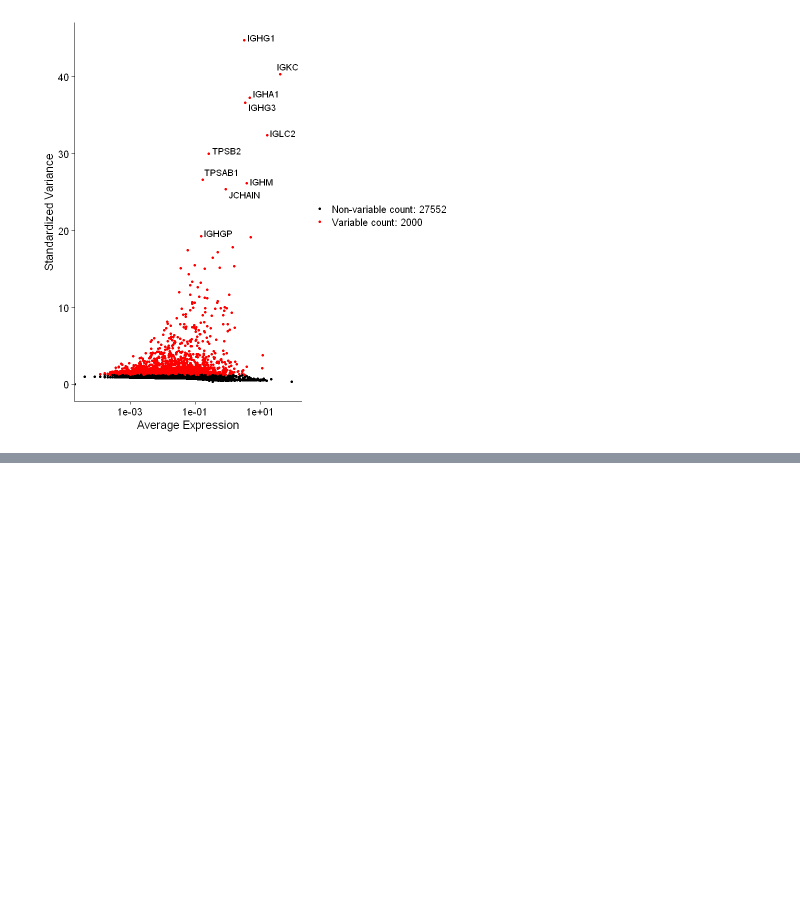
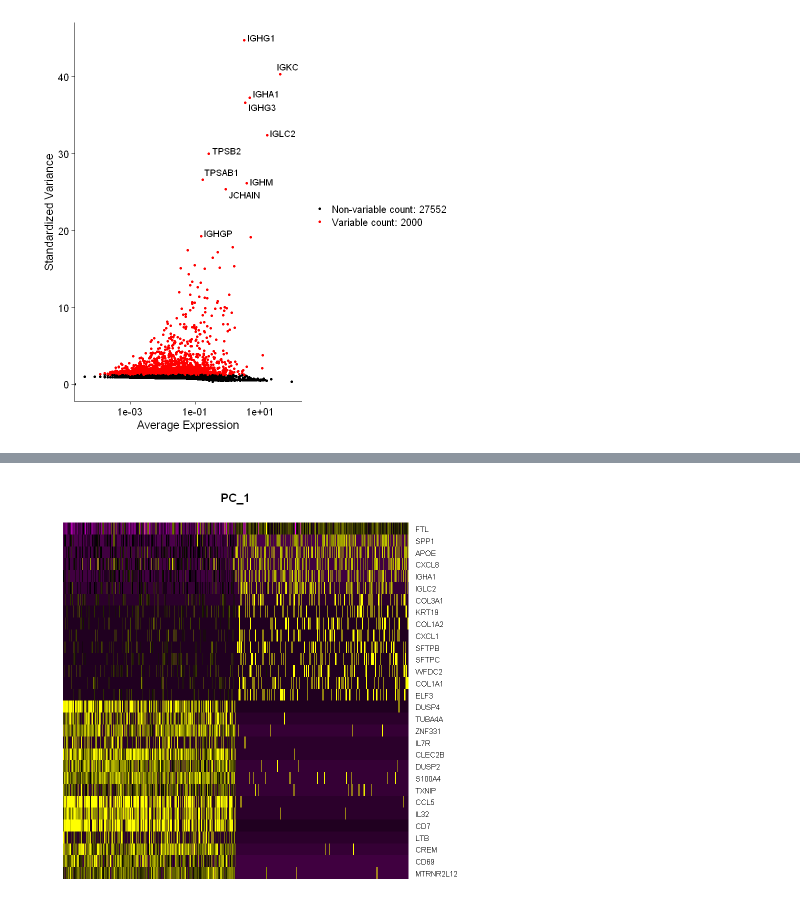
Before and after one commit to nidhi12k/scAnalysis, a Jupyter notebook: nsclc.ipynb, the cells around one changed output, grey strips where cells are left out. Saved outputs shown, nothing was run; the diff lists cells and outputs as text; code cells hidden in the pictures; blank space fills up the shorter version.

```diff
--- a/nsclc.ipynb
+++ b/nsclc.ipynb
@@ -177,0 +248,4 @@ Warning message:
+# %%
+DimHeatmap(nsclc.sobj, dims = 1, cells = 500, balanced = TRUE)
+# %% [output]
+[figure, added]
```
Also changed, not shown: parts of 13 cells of this notebook.
